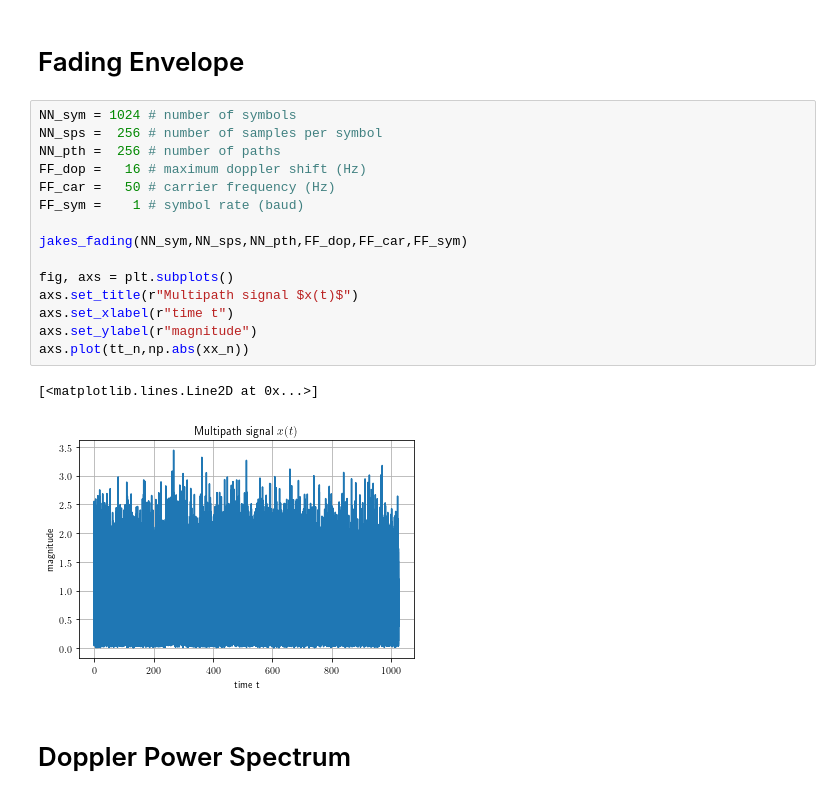
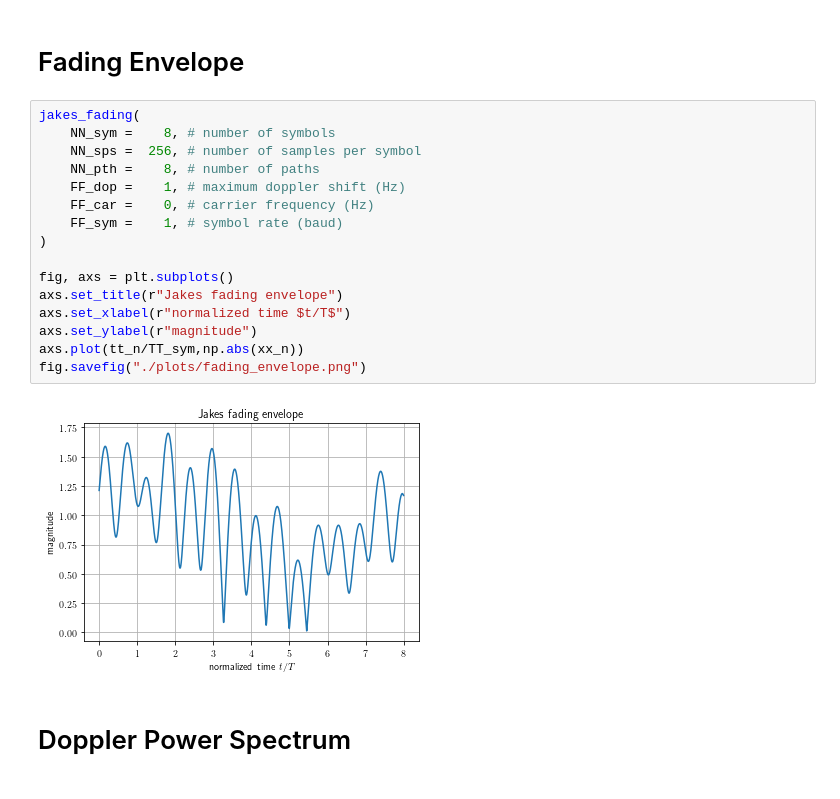
Before and after one commit to eldrtimo/jakes-scattering, a Jupyter notebook: notebook.ipynb, the cells around one changed output. Saved outputs shown, nothing was run; the diff lists cells and outputs as text.

```diff
--- a/notebook.ipynb
+++ b/notebook.ipynb
@@ -22,23 +24,23 @@ fig.savefig("./plots/doppler_shifts.pdf")
 # %% [markdown]
 # Fading Envelope
 # %%
-NN_sym = 1024 # number of symbols
-NN_sps =  256 # number of samples per symbol
-NN_pth =  256 # number of paths
-FF_dop =   16 # maximum doppler shift (Hz)
-FF_car =   50 # carrier frequency (Hz)
-FF_sym =    1 # symbol rate (baud)
-
-jakes_fading(NN_sym,NN_sps,NN_pth,FF_dop,FF_car,FF_sym)
+jakes_fading(
+    NN_sym =    8, # number of symbols
+    NN_sps =  256, # number of samples per symbol
+    NN_pth =    8, # number of paths
+    FF_dop =    1, # maximum doppler shift (Hz)
+    FF_car =    0, # carrier frequency (Hz)
+    FF_sym =    1, # symbol rate (baud)
+)
 
 fig, axs = plt.subplots()
-axs.set_title(r"Multipath signal $x(t)$")
-axs.set_xlabel(r"time t")
+axs.set_title(r"Jakes fading envelope")
+axs.set_xlabel(r"normalized time $t/T$")
 axs.set_ylabel(r"magnitude")
-axs.plot(tt_n,np.abs(xx_n))
+axs.plot(tt_n/TT_sym,np.abs(xx_n))
+fig.savefig("./plots/fading_envelope.png")
 # %% [output]
-[<matplotlib.lines.Line2D at 0x...>]
-[figure, old version]
+[figure, new version]
 # %% [markdown]
 # Doppler Power Spectrum
 # %% [markdown]
```
Also changed, not shown: parts of 2 cells of this notebook, 4 other files.
